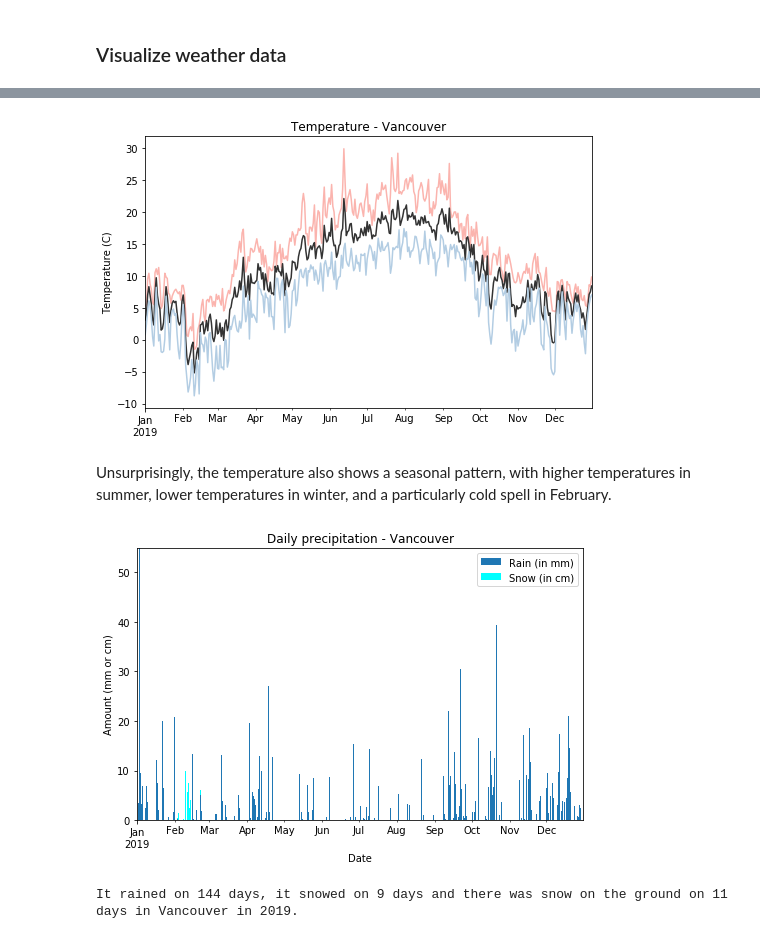
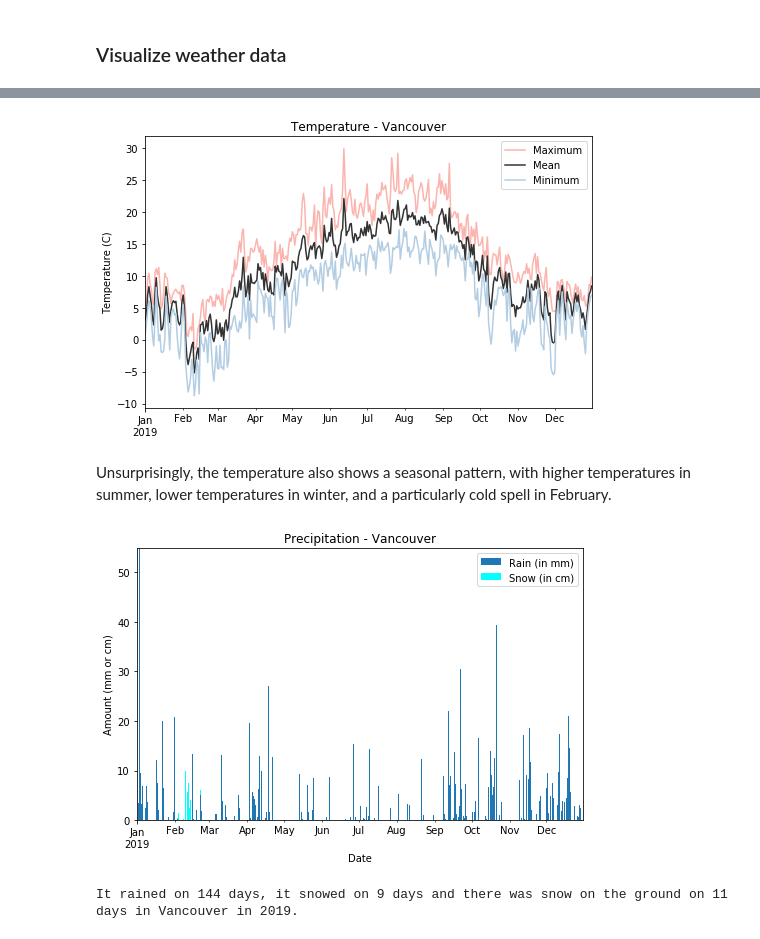
Before and after one commit to anoukdebrouwer/Vancouver-bicycle-traffic, a Jupyter notebook: 02_Data-exploration.ipynb, the cells around one changed output, grey strips where cells are left out. Cells and saved outputs as stored; diff of their text form; code cells hidden in the pictures.

Commit message:
Update figures

```diff
--- a/02_Data-exploration.ipynb
+++ b/02_Data-exploration.ipynb
@@ -153,26 +148,27 @@ Timestamp('2019-01-01 00:00:00')
 # %%
 # select temperature data
 temp = train[['wx_max_temp_c','wx_mean_temp_c','wx_min_temp_c']]
 
 # get pastel colors for temperature plot
 cmap = get_cmap("Pastel1")
 colors_pastel = cmap.colors
 colors_temp = (colors_pastel[0], (0.2, 0.2, 0.2), colors_pastel[1])
 
 # plot temperature over time
 fig,ax = plt.subplots(figsize=(8,5))
 ax.set_prop_cycle(color=colors_temp)
-ax.plot(temp)
+lines = ax.plot(temp)
+ax.legend((lines[0], lines[1], lines[2]), ('Maximum', 'Mean', 'Minimum'));
 ax.set_ylabel('Temperature (C)');
 ax.set_title('Temperature - Vancouver');
 # set date ticks
 ax.set_xlim(left=temp.index[0], right=temp.index[-1]);
 ax.xaxis.set_major_locator(mdates.YearLocator())
 ax.xaxis.set_minor_locator(mdates.MonthLocator())
 ax.xaxis.set_major_formatter(mdates.DateFormatter('%b\n%Y'))
 ax.xaxis.set_minor_formatter(mdates.DateFormatter('%b'))
 # %% [output]
-[figure, old version]
+[figure, new version]
 # %% [markdown]
 Unsurprisingly, the temperature also shows a seasonal pattern, with higher temperatures in summer, lower temperatures in winter, and a particularly cold spell in February.
 # %%
@@ -180,11 +176,11 @@ Unsurprisingly, the temperature also shows a seasonal pattern, with higher tempe
 fig,ax = plt.subplots(figsize=(8,5))
 bar1 = ax.bar(train.index, train['wx_total_rain_mm'])
 bar2 = ax.bar(train.index, train['wx_total_snow_cm'],
-             bottom=train['wx_total_rain_mm'], color='xkcd:cyan') # stack bars
+             bottom=train['wx_total_rain_mm'], color='cyan') # stack bars
 ax.legend((bar1[0], bar2[0]), ('Rain (in mm)', 'Snow (in cm)'));
 ax.set_xlabel('Date');
 ax.set_ylabel('Amount (mm or cm)')
-ax.set_title('Daily precipitation - Vancouver')
+ax.set_title('Precipitation - Vancouver')
 # set date ticks
 ax.set_xlim(left=train.index[0], right=train.index[-1]);
 ax.xaxis.set_major_locator(mdates.YearLocator())
@@ -192,7 +188,7 @@ ax.xaxis.set_minor_locator(mdates.MonthLocator())
 ax.xaxis.set_major_formatter(mdates.DateFormatter('%b\n%Y'))
 ax.xaxis.set_minor_formatter(mdates.DateFormatter('%b'))
 # %% [output]
-[figure, old version]
+[figure, new version]
 # %%
 n_days_rain = sum(train['wx_total_rain_mm']>0)
 n_days_snow = sum(train['wx_total_snow_cm']>0)
```
Also changed, not shown: parts of 1 cell of this notebook, 2 other files.
